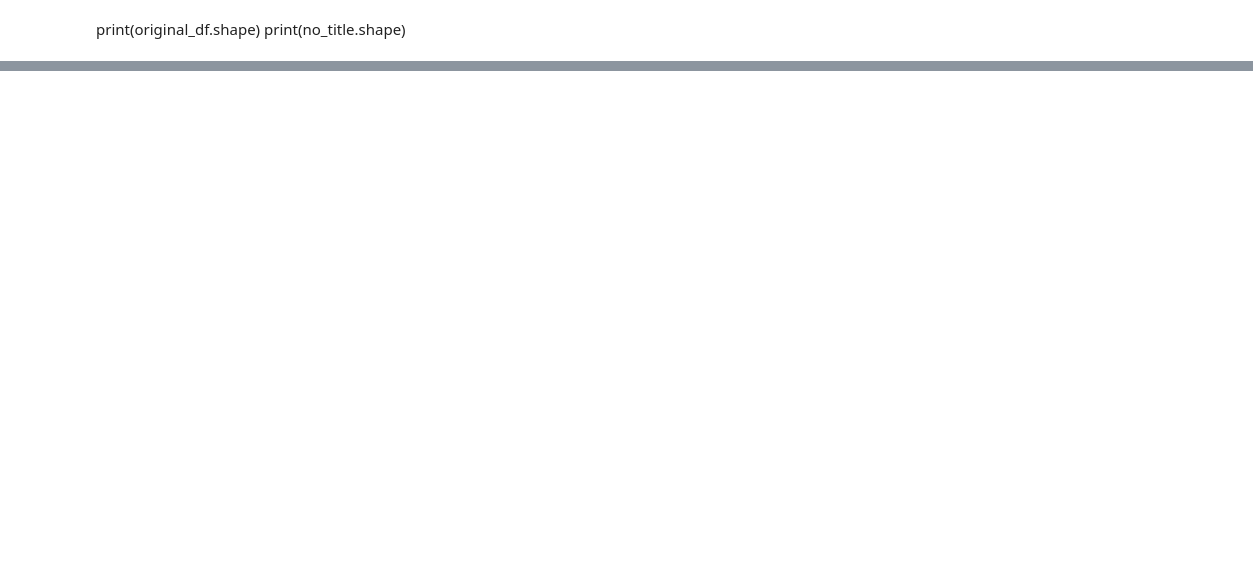
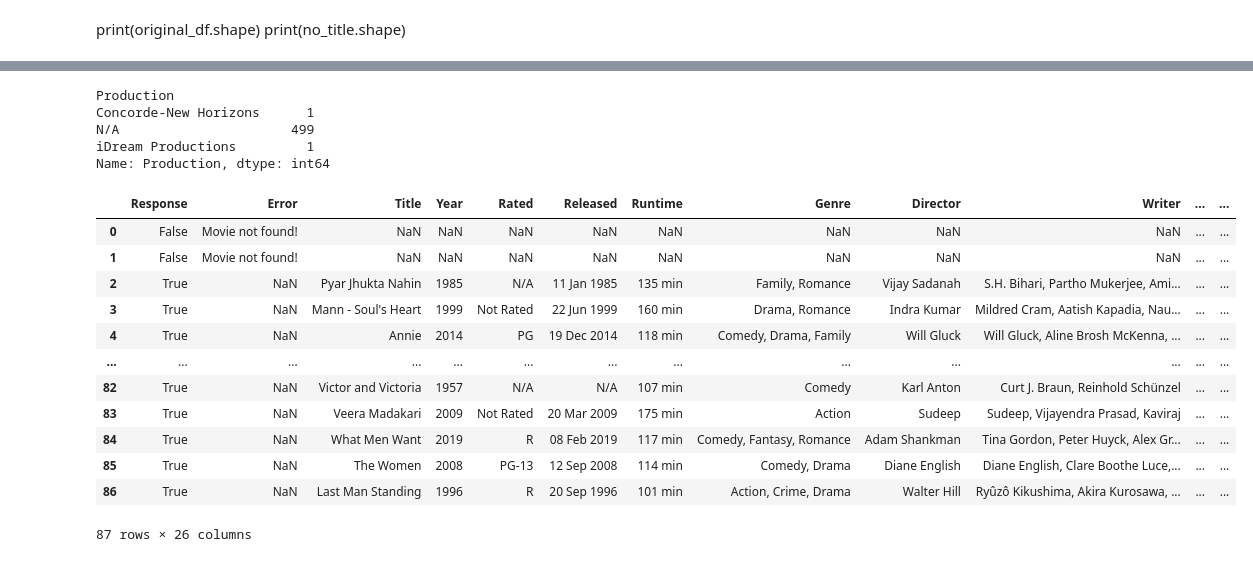
Before and after one commit to Daniel-Hoover/MovieRemakeCapstone, a Jupyter notebook: movie_api.ipynb, the cells around one changed output, grey strips where cells are left out. Drawn from its saved outputs; the diff is of its cells as text; code cells hidden in the pictures; blank space fills up the shorter version.

```diff
--- a/movie_api.ipynb
+++ b/movie_api.ipynb
@@ -558,0 +153,16 @@ four
+# %%
+api=reem['api']
+year=reem['year']
+
+api_list=api_pass(api, year)
+
+reems=[]
+
+for x in api_list:
+    endpoint = x
+    response = requests.get(endpoint)
+    if response.status_code != 200:
+        print(f'Failed: {response.status_code}')
+    else:
+        res=response.json()
+        reems.append(res)
@@ -558,0 +186,42 @@ four
+# %%
+prod_companies=reems.groupby('Production')['Production'].count()
+prod_companies
+# %% [output]
+Production
+Concorde-New Horizons      1
+N/A                      499
+iDream Productions         1
+Name: Production, dtype: int64
+# %%
+api=three['api']
+year=three['new_year']
+
+api_list=api_pass(api, year)
+
+threes=[]
+
+for x in api_list:
+    endpoint = x
+    response = requests.get(endpoint)
+    if response.status_code != 200:
+        print(f'Failed: {response.status_code}')
+    else:
+        res=response.json()
+        threes.append(res)
+# %%
+threes=pd.json_normalize(threes)
+threes
+# %% [output]
+|  | Response | Error | Title | Year | Rated | Released | Runtime | Genre | Director | Writer | ... | ... |
+| 0 | False | Movie not found! | NaN | NaN | NaN | NaN | NaN | NaN | NaN | NaN | ... | ... |
+| 1 | False | Movie not found! | NaN | NaN | NaN | NaN | NaN | NaN | NaN | NaN | ... | ... |
+| 2 | True | NaN | Pyar Jhukta Nahin | 1985 | N/A | 11 Jan 1985 | 135 min | Family, Romance | Vijay Sadanah | S.H. Bihari, Partho Mukerjee, Ami... | ... | ... |
+| 3 | True | NaN | Mann - Soul's Heart | 1999 | Not Rated | 22 Jun 1999 | 160 min | Drama, Romance | Indra Kumar | Mildred Cram, Aatish Kapadia, Nau... | ... | ... |
+| 4 | True | NaN | Annie | 2014 | PG | 19 Dec 2014 | 118 min | Comedy, Drama, Family | Will Gluck | Will Gluck, Aline Brosh McKenna, ... | ... | ... |
+| ... | ... | ... | ... | ... | ... | ... | ... | ... | ... | ... | ... | ... |
+| 82 | True | NaN | Victor and Victoria | 1957 | N/A | N/A | 107 min | Comedy | Karl Anton | Curt J. Braun, Reinhold Schünzel | ... | ... |
+| 83 | True | NaN | Veera Madakari | 2009 | Not Rated | 20 Mar 2009 | 175 min | Action | Sudeep | Sudeep, Vijayendra Prasad, Kaviraj | ... | ... |
+| 84 | True | NaN | What Men Want | 2019 | R | 08 Feb 2019 | 117 min | Comedy, Fantasy, Romance | Adam Shankman | Tina Gordon, Peter Huyck, Alex Gr... | ... | ... |
+| 85 | True | NaN | The Women | 2008 | PG-13 | 12 Sep 2008 | 114 min | Comedy, Drama | Diane English | Diane English, Clare Boothe Luce,... | ... | ... |
+| 86 | True | NaN | Last Man Standing | 1996 | R | 20 Sep 1996 | 101 min | Action, Crime, Drama | Walter Hill | Ryûzô Kikushima, Akira Kurosawa, ... | ... | ... |
+87 rows × 26 columns
```
Also changed, not shown: parts of 37 cells of this notebook.
